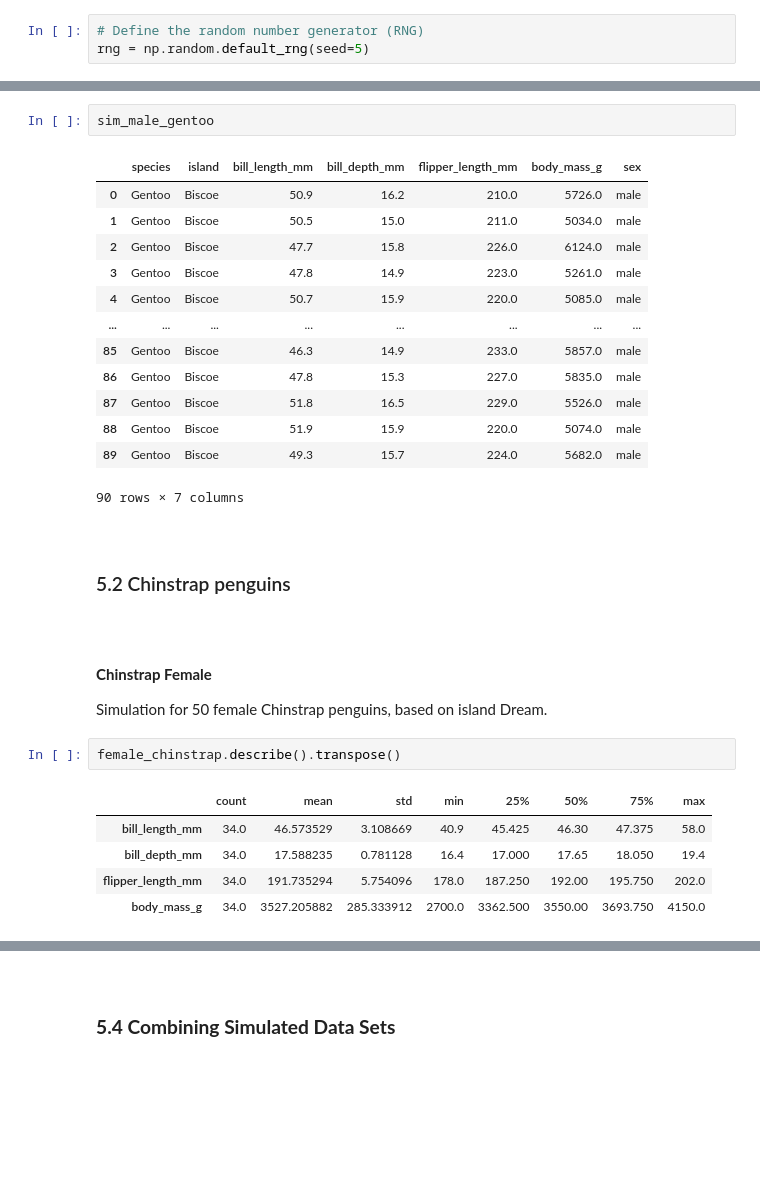
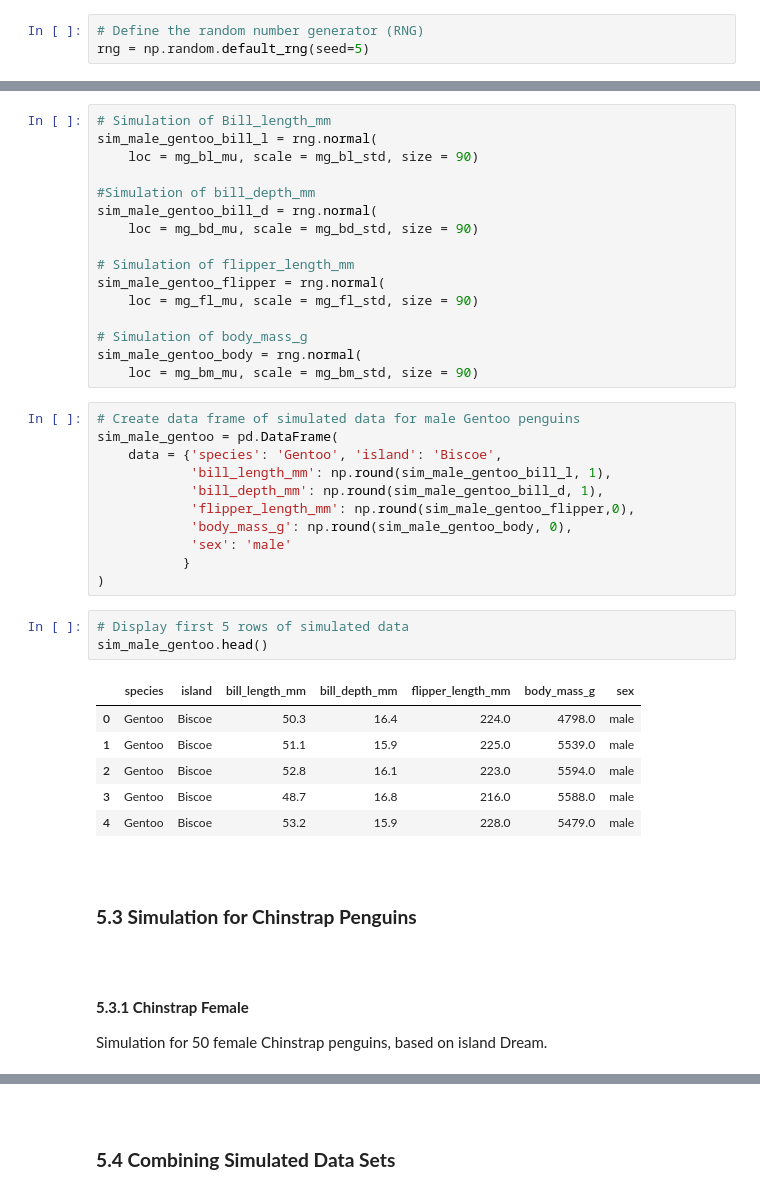
Before and after one commit to ssteffens/programming-data-analysis-project, a Jupyter notebook: project.ipynb, the cells around one changed output, grey strips where cells are left out. Cells and saved outputs as stored; diff of their text form; blank space fills up the shorter version.

```diff
--- a/project.ipynb
+++ b/project.ipynb
@@ -1099,35 +1356,49 @@ sim_male_gentoo = pd.DataFrame(data = {'species': 'Gentoo', 'island': 'Biscoe',
+# %%
+# Simulation of Bill_length_mm
+sim_male_gentoo_bill_l = rng.normal(
+    loc = mg_bl_mu, scale = mg_bl_std, size = 90)
+
+#Simulation of bill_depth_mm
+sim_male_gentoo_bill_d = rng.normal(
+    loc = mg_bd_mu, scale = mg_bd_std, size = 90)
+
+# Simulation of flipper_length_mm
+sim_male_gentoo_flipper = rng.normal(
+    loc = mg_fl_mu, scale = mg_fl_std, size = 90)
+
+# Simulation of body_mass_g
+sim_male_gentoo_body = rng.normal(
+    loc = mg_bm_mu, scale = mg_bm_std, size = 90)
+# %%
+# Create data frame of simulated data for male Gentoo penguins
+sim_male_gentoo = pd.DataFrame(
+    data = {'species': 'Gentoo', 'island': 'Biscoe',
+            'bill_length_mm': np.round(sim_male_gentoo_bill_l, 1),
+            'bill_depth_mm': np.round(sim_male_gentoo_bill_d, 1),
+            'flipper_length_mm': np.round(sim_male_gentoo_flipper,0),
+            'body_mass_g': np.round(sim_male_gentoo_body, 0),
+            'sex': 'male'
+           }
+)
 # %%
-sim_male_gentoo
+# Display first 5 rows of simulated data
+sim_male_gentoo.head()
 # %% [output]
 |  | species | island | bill_length_mm | bill_depth_mm | flipper_length_mm | body_mass_g | sex |
-| 0 | Gentoo | Biscoe | 50.9 | 16.2 | 210.0 | 5726.0 | male |
-| 1 | Gentoo | Biscoe | 50.5 | 15.0 | 211.0 | 5034.0 | male |
-| 2 | Gentoo | Biscoe | 47.7 | 15.8 | 226.0 | 6124.0 | male |
-| 3 | Gentoo | Biscoe | 47.8 | 14.9 | 223.0 | 5261.0 | male |
-| 4 | Gentoo | Biscoe | 50.7 | 15.9 | 220.0 | 5085.0 | male |
-| ... | ... | ... | ... | ... | ... | ... | ... |
-| 85 | Gentoo | Biscoe | 46.3 | 14.9 | 233.0 | 5857.0 | male |
-| 86 | Gentoo | Biscoe | 47.8 | 15.3 | 227.0 | 5835.0 | male |
-| 87 | Gentoo | Biscoe | 51.8 | 16.5 | 229.0 | 5526.0 | male |
-| 88 | Gentoo | Biscoe | 51.9 | 15.9 | 220.0 | 5074.0 | male |
-| 89 | Gentoo | Biscoe | 49.3 | 15.7 | 224.0 | 5682.0 | male |
+| 0 | Gentoo | Biscoe | 50.3 | 16.4 | 224.0 | 4798.0 | male |
+| 1 | Gentoo | Biscoe | 51.1 | 15.9 | 225.0 | 5539.0 | male |
+| 2 | Gentoo | Biscoe | 52.8 | 16.1 | 223.0 | 5594.0 | male |
+| 3 | Gentoo | Biscoe | 48.7 | 16.8 | 216.0 | 5588.0 | male |
+| 4 | Gentoo | Biscoe | 53.2 | 15.9 | 228.0 | 5479.0 | male |
-90 rows × 7 columns
 # %% [markdown]
 <br>
 
-<a id='part5.2'></a>
-### 5.2 Chinstrap penguins
+<a id='part5.3'></a>
+### **5.3 Simulation for Chinstrap Penguins**
 # %% [markdown]
 <br>
 
-#### **Chinstrap Female**
+<a id='part5.3.1'></a>
+#### **5.3.1 Chinstrap Female**
 
 Simulation for 50 female Chinstrap penguins, based on island Dream.
-# %%
-female_chinstrap.describe().transpose()
-# %% [output]
-|  | count | mean | std | min | 25% | 50% | 75% | max |
-| bill_length_mm | 34.0 | 46.573529 | 3.108669 | 40.9 | 45.425 | 46.30 | 47.375 | 58.0 |
-| bill_depth_mm | 34.0 | 17.588235 | 0.781128 | 16.4 | 17.000 | 17.65 | 18.050 | 19.4 |
-| flipper_length_mm | 34.0 | 191.735294 | 5.754096 | 178.0 | 187.250 | 192.00 | 195.750 | 202.0 |
-| body_mass_g | 34.0 | 3527.205882 | 285.333912 | 2700.0 | 3362.500 | 3550.00 | 3693.750 | 4150.0 |
```
Also changed, not shown: parts of 160 cells of this notebook.
